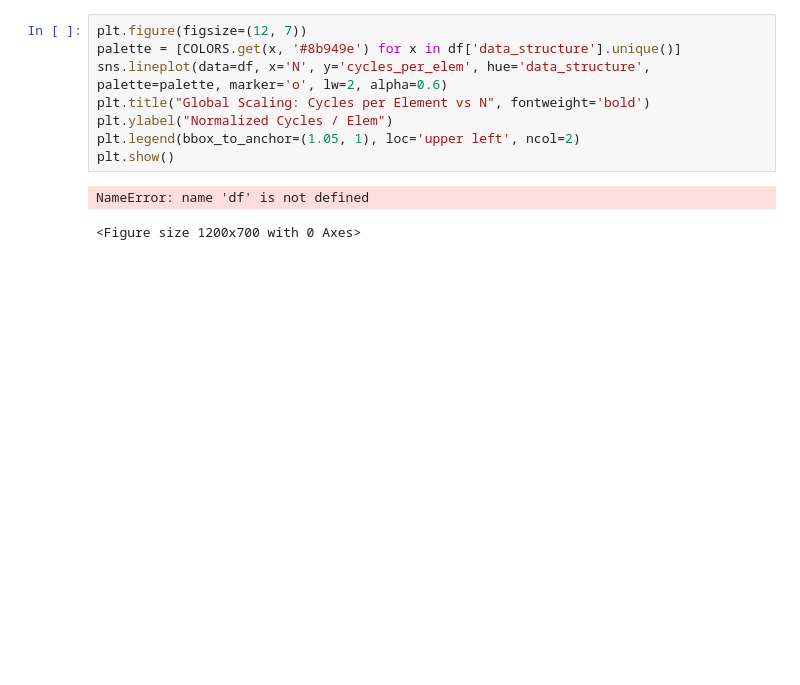
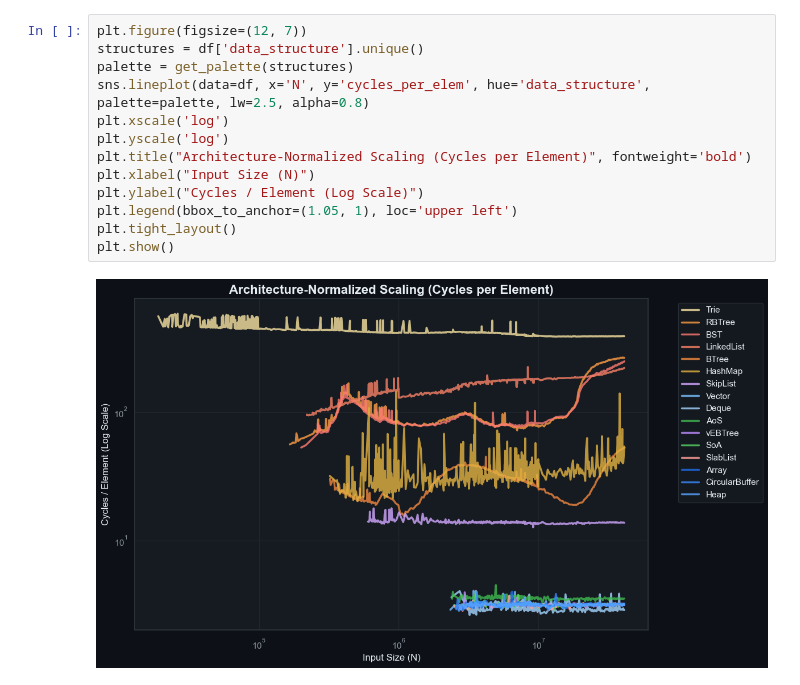
Before and after one commit to SheikhMohsin9311/Performance-and-Data-Representation, a Jupyter notebook: analysis.ipynb, the cells around one changed output. Cells and saved outputs as stored; diff of their text form; blank space fills up the shorter version.

```diff
--- a/analysis.ipynb
+++ b/analysis.ipynb
@@ -59,11 +69,15 @@ Visualizes absolute performance growth across scales.
 # %%
 plt.figure(figsize=(12, 7))
-palette = [COLORS.get(x, '#8b949e') for x in df['data_structure'].unique()]
-sns.lineplot(data=df, x='N', y='cycles_per_elem', hue='data_structure', palette=palette, marker='o', lw=2, alpha=0.6)
-plt.title("Global Scaling: Cycles per Element vs N", fontweight='bold')
-plt.ylabel("Normalized Cycles / Elem")
-plt.legend(bbox_to_anchor=(1.05, 1), loc='upper left', ncol=2)
+structures = df['data_structure'].unique()
+palette = get_palette(structures)
+sns.lineplot(data=df, x='N', y='cycles_per_elem', hue='data_structure', palette=palette, lw=2.5, alpha=0.8)
+plt.xscale('log')
+plt.yscale('log')
+plt.title("Architecture-Normalized Scaling (Cycles per Element)", fontweight='bold')
+plt.xlabel("Input Size (N)")
+plt.ylabel("Cycles / Element (Log Scale)")
+plt.legend(bbox_to_anchor=(1.05, 1), loc='upper left')
+plt.tight_layout()
 plt.show()
 # %% [output]
-NameError: name 'df' is not defined
-<Figure size 1200x700 with 0 Axes>
+[figure, added]
```
Also changed, not shown: parts of 23 cells of this notebook, 55 other files.
